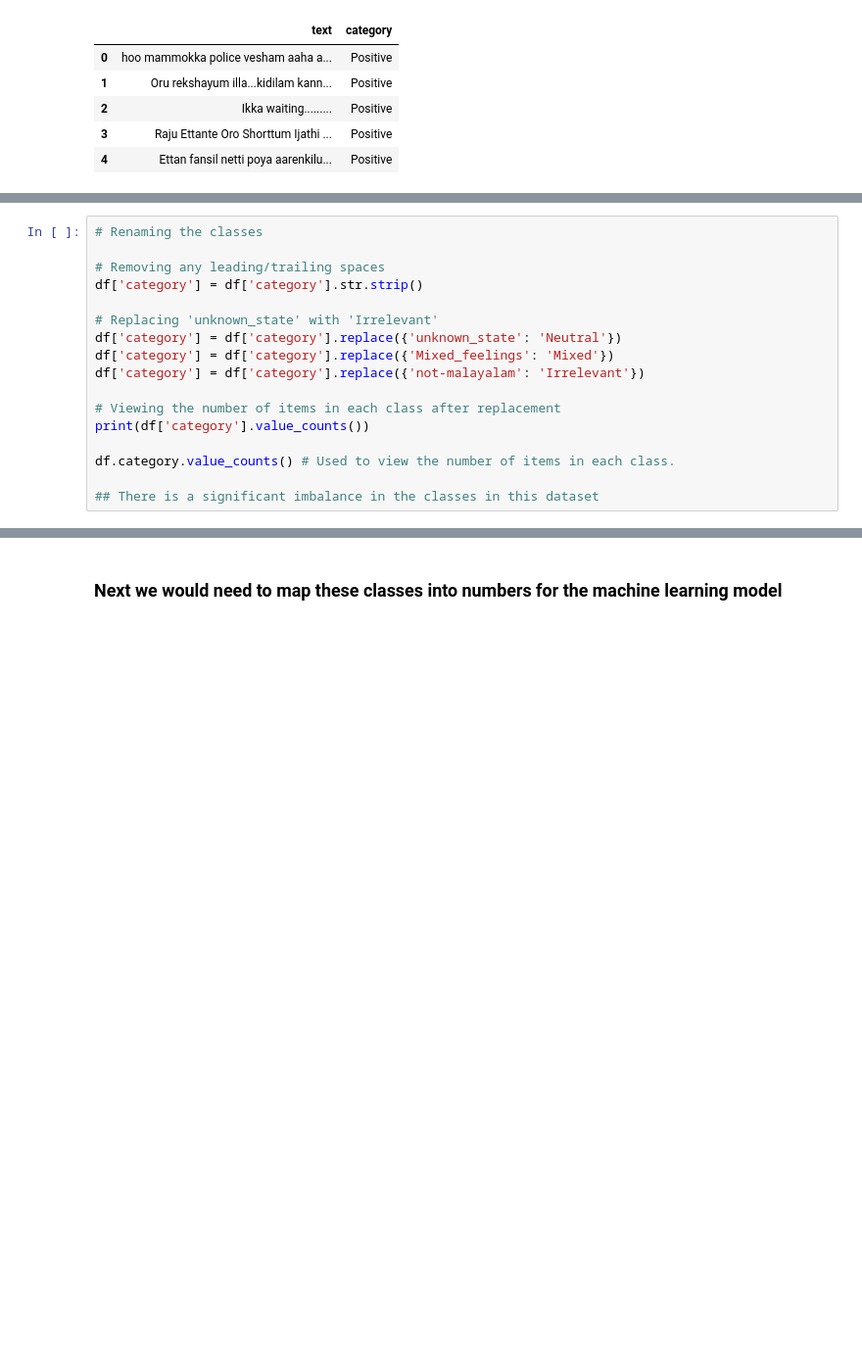
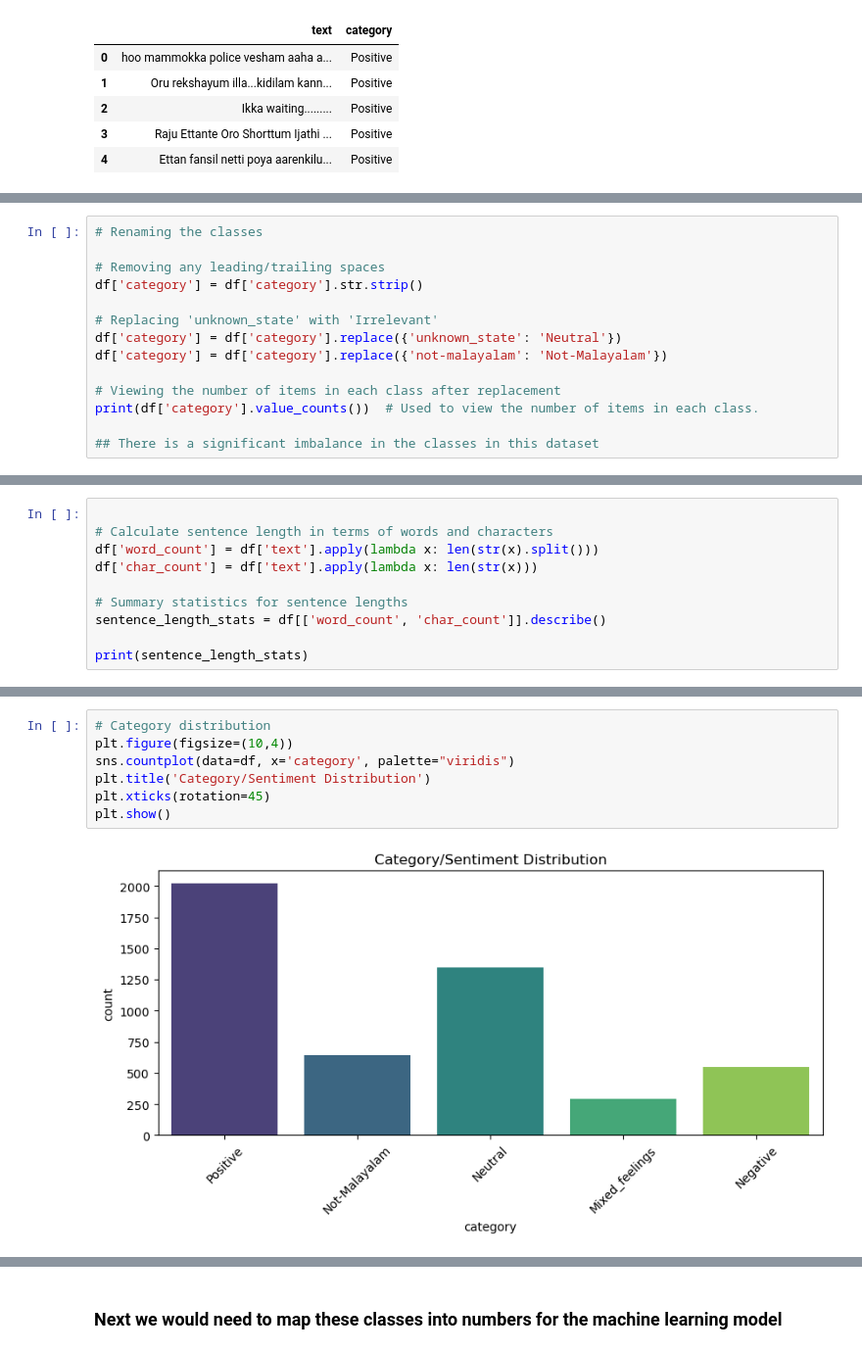
Before and after one commit to heysachins/multilingual-sentiment-analysis, a Jupyter notebook: LogisticRegression.ipynb, the cells around one changed output, grey strips where cells are left out. Shown at 98% size. Cells and saved outputs as stored; diff of their text form; blank space fills up the shorter version.

Commit message:
adding visualisations

```diff
--- a/LogisticRegression.ipynb
+++ b/LogisticRegression.ipynb
@@ -67,13 +58,10 @@ df['category'] = df['category'].str.strip()
 
 # Replacing 'unknown_state' with 'Irrelevant'
 df['category'] = df['category'].replace({'unknown_state': 'Neutral'})
-df['category'] = df['category'].replace({'Mixed_feelings': 'Mixed'})
-df['category'] = df['category'].replace({'not-malayalam': 'Irrelevant'})
+df['category'] = df['category'].replace({'not-malayalam': 'Not-Malayalam'})
 
 # Viewing the number of items in each class after replacement
-print(df['category'].value_counts())
-
-df.category.value_counts() # Used to view the number of items in each class.
+print(df['category'].value_counts())  # Used to view the number of items in each class.
 
 ## There is a significant imbalance in the classes in this dataset
 # %% [output]
@@ -101,0 +76,10 @@ Name: category, dtype: int64
+# %%
+
+# Calculate sentence length in terms of words and characters
+df['word_count'] = df['text'].apply(lambda x: len(str(x).split()))
+df['char_count'] = df['text'].apply(lambda x: len(str(x)))
+
+# Summary statistics for sentence lengths
+sentence_length_stats = df[['word_count', 'char_count']].describe()
+
+print(sentence_length_stats)
@@ -101,0 +96,9 @@ Name: category, dtype: int64
+# %%
+# Category distribution
+plt.figure(figsize=(10,4))
+sns.countplot(data=df, x='category', palette="viridis")
+plt.title('Category/Sentiment Distribution')
+plt.xticks(rotation=45)
+plt.show()
+# %% [output]
+[figure, added]
```
Also changed, not shown: parts of 23 cells of this notebook, 2 other files.
